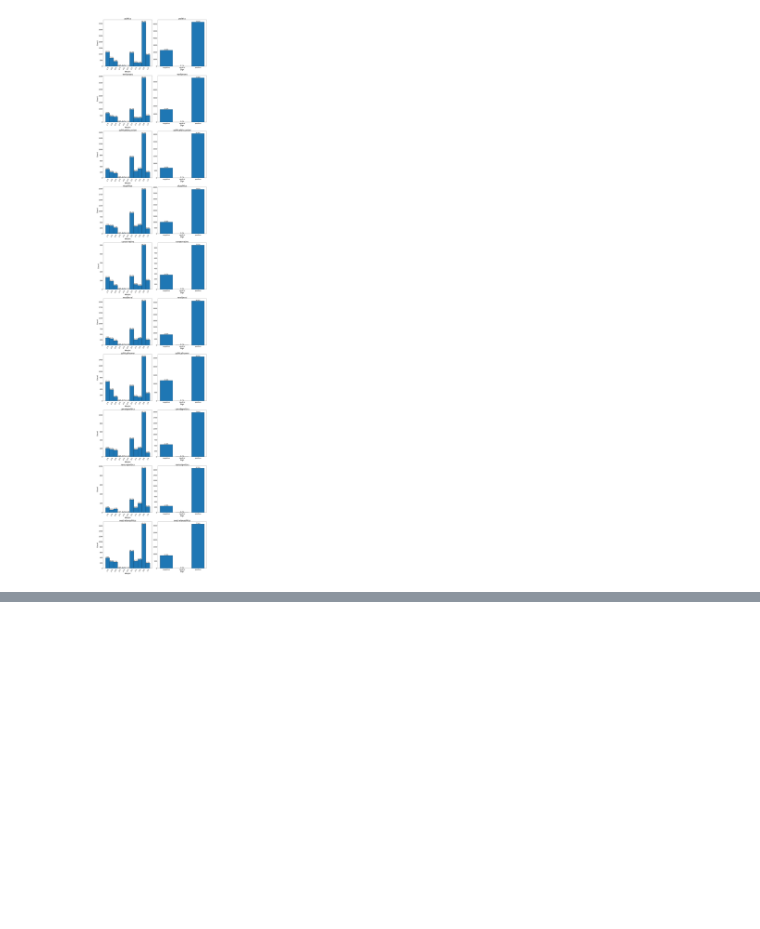
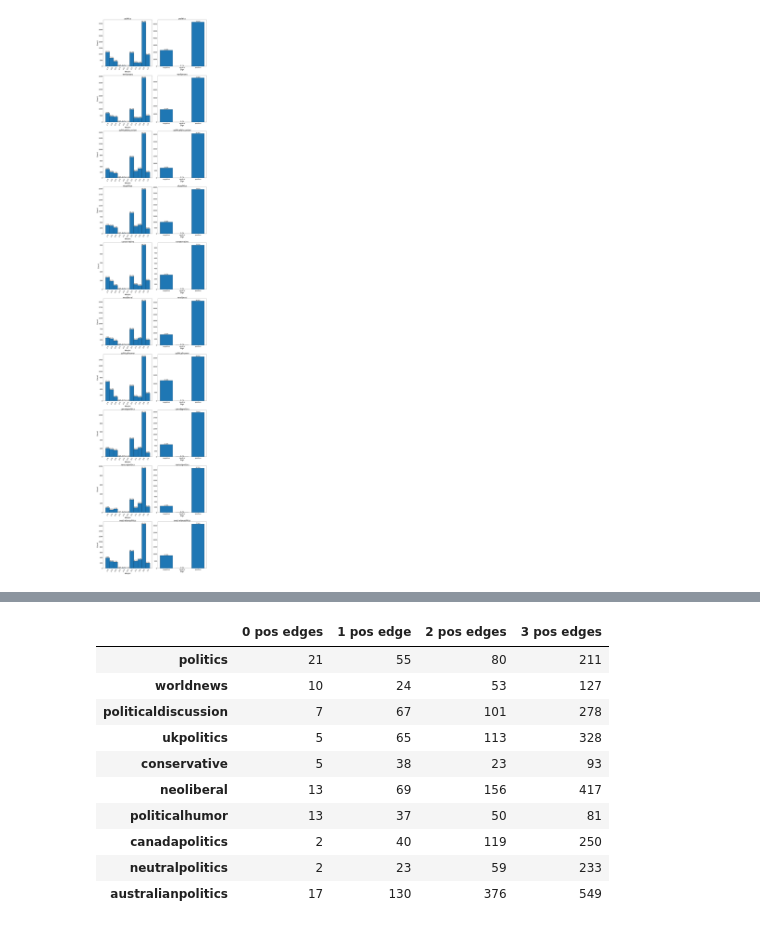
Before and after one commit to gsscala/reddit-graph, a Jupyter notebook: side_quest/recover_graphs.ipynb, the cells around one changed output, grey strips where cells are left out. Drawn from its saved outputs; the diff is of its cells as text; code cells hidden in the pictures; blank space fills up the shorter version.

Commit message:
triangles by subreddit

```diff
--- a/side_quest/recover_graphs.ipynb
+++ b/side_quest/recover_graphs.ipynb
@@ -58,3 +59,16 @@ plt.tight_layout()
 plt.show()
 # %% [output]
 [figure]
+# %%
+triangles = {}
+
+for subreddit in graphs.keys():
+	triangles[subreddit] = set()
+	graph = graphs[subreddit]
+	for node1 in graph.nodes:
+		for node2 in graph.neighbors(node1):
+			for node3 in graph.neighbors(node2):
+				if (graph.has_edge(node1, node3)):
+					triangles[subreddit].add(tuple(sorted([node1, node2, node3])))
+
+triangles
@@ -60,0 +93,14 @@ plt.show()
+# %%
+no_null = {}
+
+for subreddit in graphs.keys():
+	no_null[subreddit] = []
+	for node1, node2, node3 in triangles[subreddit]:
+		w1 = graphs[subreddit][node1][node2]["weight"]
+		w2 = graphs[subreddit][node1][node3]["weight"]
+		w3 = graphs[subreddit][node3][node2]["weight"]
+		weights = [w1, w2, w3]
+		if 0 not in weights:
+			no_null[subreddit].append((w1 // abs(w1), w2 // abs(w2), w3 // abs(w3)))
+
+no_null
@@ -60,0 +125,28 @@ plt.show()
+# %%
+series_dict = {}
+
+for subreddit in graphs.keys():
+	qnt_pos = [0 for i in range(4)]
+
+	for triangle in no_null[subreddit]:
+		qnt_pos[triangle.count(1)] += 1
+
+	qnt_pos_series = pd.Series(qnt_pos, name=subreddit)
+	series_dict[subreddit] = qnt_pos_series
+
+# Create DataFrame from the series
+df = pd.DataFrame(series_dict).T
+df.columns = ['0 pos edges', '1 pos edge', '2 pos edges', '3 pos edges']
+df
+# %% [output]
+|  | 0 pos edges | 1 pos edge | 2 pos edges | 3 pos edges |
+| politics | 21 | 55 | 80 | 211 |
+| worldnews | 10 | 24 | 53 | 127 |
+| politicaldiscussion | 7 | 67 | 101 | 278 |
+| ukpolitics | 5 | 65 | 113 | 328 |
+| conservative | 5 | 38 | 23 | 93 |
+| neoliberal | 13 | 69 | 156 | 417 |
+| politicalhumor | 13 | 37 | 50 | 81 |
+| canadapolitics | 2 | 40 | 119 | 250 |
+| neutralpolitics | 2 | 23 | 59 | 233 |
+| australianpolitics | 17 | 130 | 376 | 549 |
```
Also changed, not shown: parts of 3 cells of this notebook.
